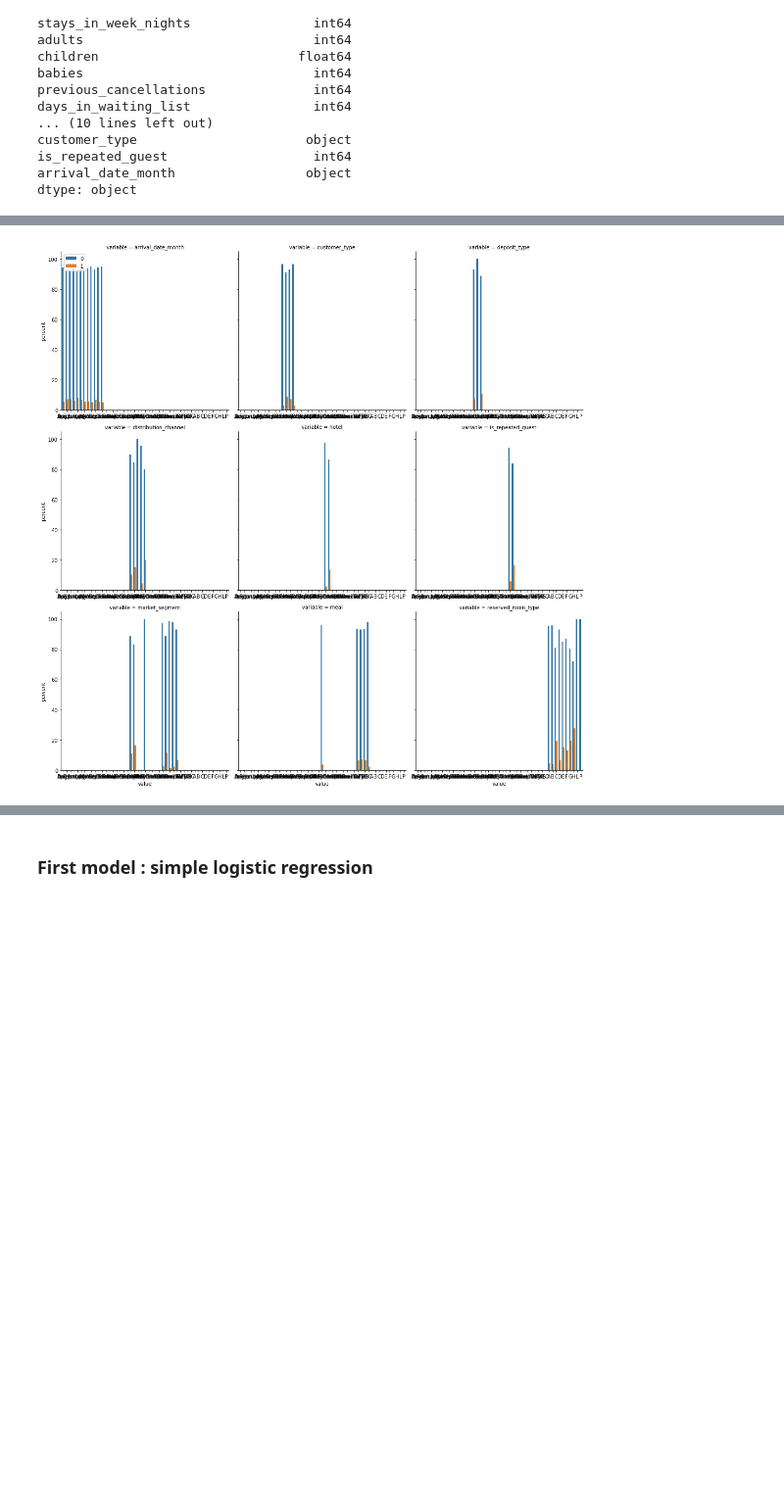
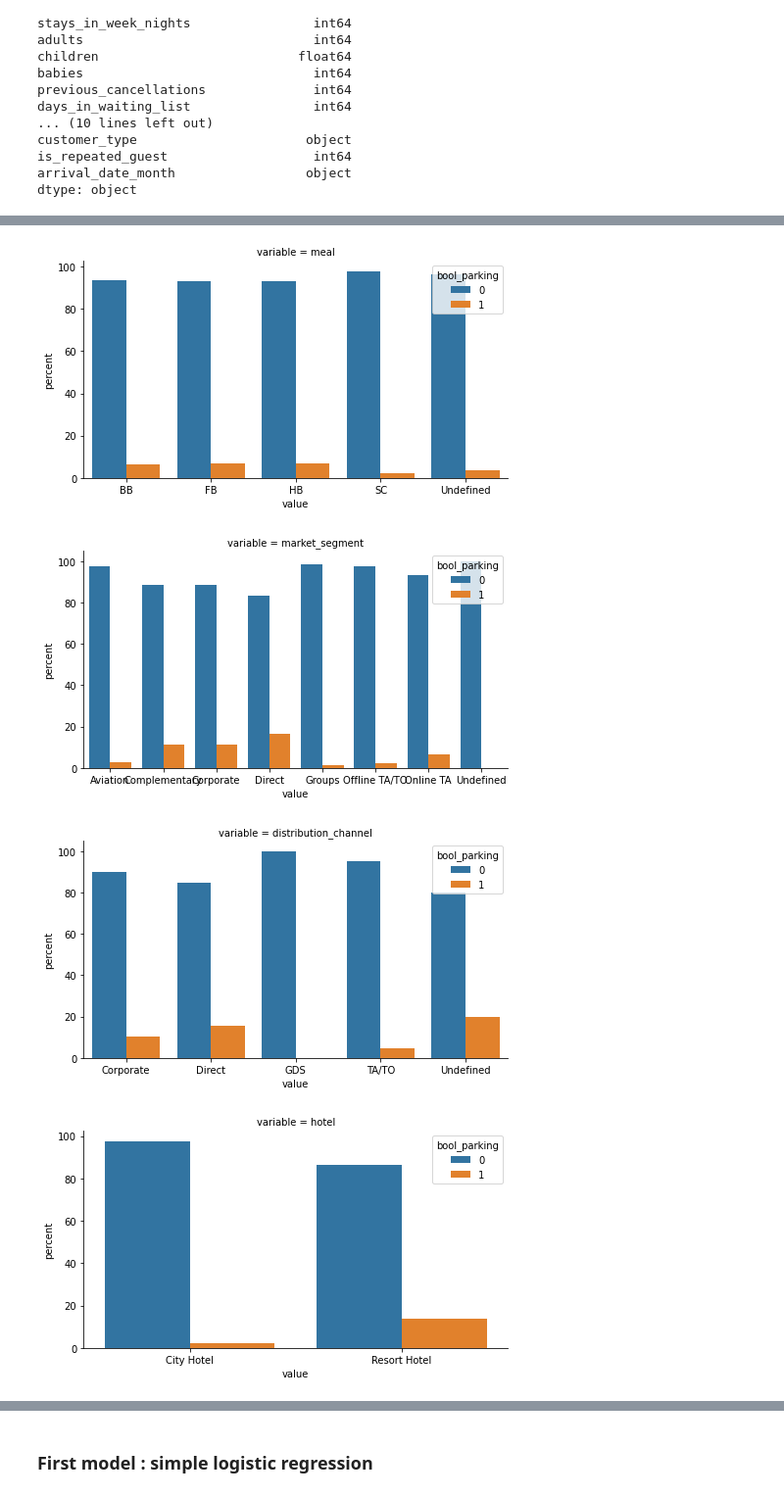
Before and after one commit to ARKEnsae/DM_ML_3A, a Jupyter notebook: TP2/TP2_KA_IB.ipynb, the cells around one changed output, grey strips where cells are left out. Shown at 98% size. Cells and saved outputs as stored; diff of their text form; code cells hidden in the pictures; blank space fills up the shorter version.

Commit message:
Correction axe Graph et Nb Data Train/Test
Correction axe des premiers graphiques du Homework et Nb Data Train/Test (10000 en 100000)

```diff
--- a/TP2/TP2_KA_IB.ipynb
+++ b/TP2/TP2_KA_IB.ipynb
@@ -836,26 +836,35 @@ People more susceptible to use a parking are :
 - Rich people (`adr` is `high`)
 - Who have children (children is `high`)
 # %%
-#------ Juste pour exécuter le code dans JupyterLab -----------
+#------ Pour exécuter le code Javascript IPython dans JupyterLab -----------
 #%matplotlib inline
+#--------------------------------------------------------
 ############# categorical variables
 #variables = list(categorical_features[i] for i in [0,1,2,len(categorical_features)-1] ) #3,4,5,6,7,8,9
 variables = categorical_features.copy()
 variables.append("bool_parking")
 #variables.pop(10) #variable company not very interesting to plot (to many of them)
 #variables.pop(9) #variable agent not very intersting to plot (to many of them)
 variables.pop(1) #variable country not very intersting to plot (to many of them)
 df = data2.filter(variables)
 df = pd.melt(df, df.columns[-1], df.columns[:-1])
-df.head()
+#df.head()
 # percentages
 df = df.groupby(['variable','value'])['bool_parking'].value_counts(normalize=True)
 df = df.mul(100)
 df = df.rename('percent').reset_index()
-df.head()
-g = sns.catplot(x="value", y="percent", hue="bool_parking", col="variable", data=df,
-               col_wrap=3, kind="bar", sharex=False, sharey=True,legend_out=False) #height=2.5,aspect=.8,
-g.add_legend()
-plt.show()
+#df.head()
+#g = sns.catplot(x="value", y="percent", hue="bool_parking", col="variable", data=df,
+#               col_wrap=3, kind="bar", sharex=False, sharey=True,legend_out=False) #height=2.5,aspect=.8,
+#g.add_legend()
+#plt.show()
+for vExpl in list(variables):
+    if vExpl != 'bool_parking':
+        data_graph = df[(df['variable'] == vExpl)]
+        g = sns.catplot(x="value", y="percent", hue="bool_parking", col="variable", data=data_graph,
+               col_wrap=3, kind="bar", sharex=False, sharey=True,legend_out=False, height=4,aspect=1.6)
 # %% [output]
-[figure, old version]
+[figure, new version]
+[figure, added]
+[figure, added]
+[figure, added]
```
Also changed, not shown: parts of 8 cells of this notebook.
